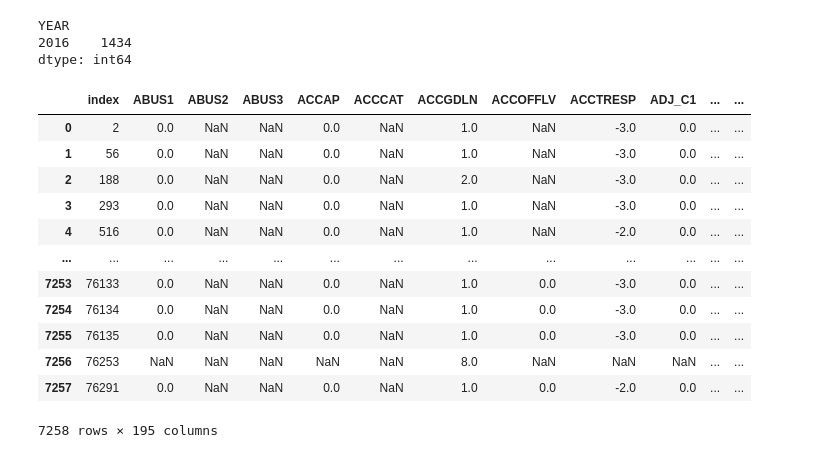
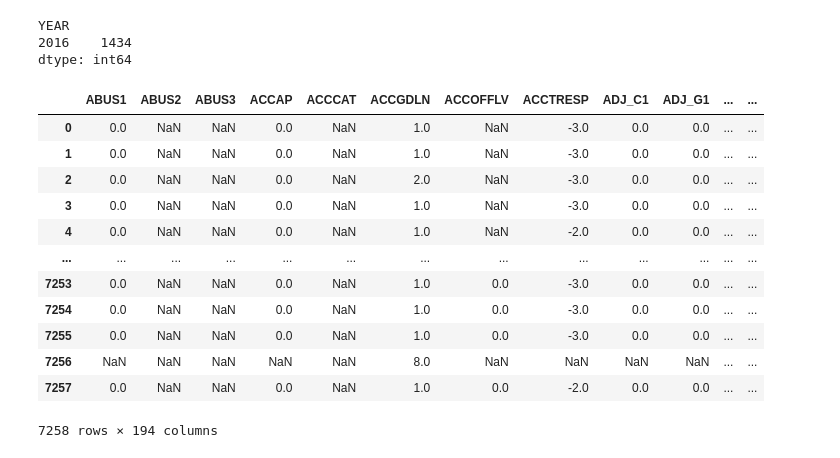
Before and after one commit to jenwhitson/sentencing_project, a Jupyter notebook: notebooks/individual_offender_eda.ipynb, the cells around one changed output. Drawn from its saved outputs; the diff is of its cells as text; code cells hidden in the pictures.

```diff
--- a/notebooks/individual_offender_eda.ipynb
+++ b/notebooks/individual_offender_eda.ipynb
@@ -733,20 +733,19 @@ YEAR
 2016    1434
 dtype: int64
 # %%
-tn = pd.concat([tn15, tn16, tn17, tn18, tn19])
-tn = tn.reset_index()
+tn = pd.concat([tn15, tn16, tn17, tn18, tn19], ignore_index = True)
 tn
 # %% [output]
-|  | index | ABUS1 | ABUS2 | ABUS3 | ACCAP | ACCCAT | ACCGDLN | ACCOFFLV | ACCTRESP | ADJ_C1 | ... | ... |
-| 0 | 2 | 0.0 | NaN | NaN | 0.0 | NaN | 1.0 | NaN | -3.0 | 0.0 | ... | ... |
-| 1 | 56 | 0.0 | NaN | NaN | 0.0 | NaN | 1.0 | NaN | -3.0 | 0.0 | ... | ... |
-| 2 | 188 | 0.0 | NaN | NaN | 0.0 | NaN | 2.0 | NaN | -3.0 | 0.0 | ... | ... |
-| 3 | 293 | 0.0 | NaN | NaN | 0.0 | NaN | 1.0 | NaN | -3.0 | 0.0 | ... | ... |
-| 4 | 516 | 0.0 | NaN | NaN | 0.0 | NaN | 1.0 | NaN | -2.0 | 0.0 | ... | ... |
+|  | ABUS1 | ABUS2 | ABUS3 | ACCAP | ACCCAT | ACCGDLN | ACCOFFLV | ACCTRESP | ADJ_C1 | ADJ_G1 | ... | ... |
+| 0 | 0.0 | NaN | NaN | 0.0 | NaN | 1.0 | NaN | -3.0 | 0.0 | 0.0 | ... | ... |
+| 1 | 0.0 | NaN | NaN | 0.0 | NaN | 1.0 | NaN | -3.0 | 0.0 | 0.0 | ... | ... |
+| 2 | 0.0 | NaN | NaN | 0.0 | NaN | 2.0 | NaN | -3.0 | 0.0 | 0.0 | ... | ... |
+| 3 | 0.0 | NaN | NaN | 0.0 | NaN | 1.0 | NaN | -3.0 | 0.0 | 0.0 | ... | ... |
+| 4 | 0.0 | NaN | NaN | 0.0 | NaN | 1.0 | NaN | -2.0 | 0.0 | 0.0 | ... | ... |
 | ... | ... | ... | ... | ... | ... | ... | ... | ... | ... | ... | ... | ... |
-| 7253 | 76133 | 0.0 | NaN | NaN | 0.0 | NaN | 1.0 | 0.0 | -3.0 | 0.0 | ... | ... |
-| 7254 | 76134 | 0.0 | NaN | NaN | 0.0 | NaN | 1.0 | 0.0 | -3.0 | 0.0 | ... | ... |
-| 7255 | 76135 | 0.0 | NaN | NaN | 0.0 | NaN | 1.0 | 0.0 | -3.0 | 0.0 | ... | ... |
-| 7256 | 76253 | NaN | NaN | NaN | NaN | NaN | 8.0 | NaN | NaN | NaN | ... | ... |
-| 7257 | 76291 | 0.0 | NaN | NaN | 0.0 | NaN | 1.0 | 0.0 | -2.0 | 0.0 | ... | ... |
+| 7253 | 0.0 | NaN | NaN | 0.0 | NaN | 1.0 | 0.0 | -3.0 | 0.0 | 0.0 | ... | ... |
+| 7254 | 0.0 | NaN | NaN | 0.0 | NaN | 1.0 | 0.0 | -3.0 | 0.0 | 0.0 | ... | ... |
+| 7255 | 0.0 | NaN | NaN | 0.0 | NaN | 1.0 | 0.0 | -3.0 | 0.0 | 0.0 | ... | ... |
+| 7256 | NaN | NaN | NaN | NaN | NaN | 8.0 | NaN | NaN | NaN | NaN | ... | ... |
+| 7257 | 0.0 | NaN | NaN | 0.0 | NaN | 1.0 | 0.0 | -2.0 | 0.0 | 0.0 | ... | ... |
-7258 rows × 195 columns
+7258 rows × 194 columns
```
Also changed, not shown: parts of 18 cells of this notebook.
